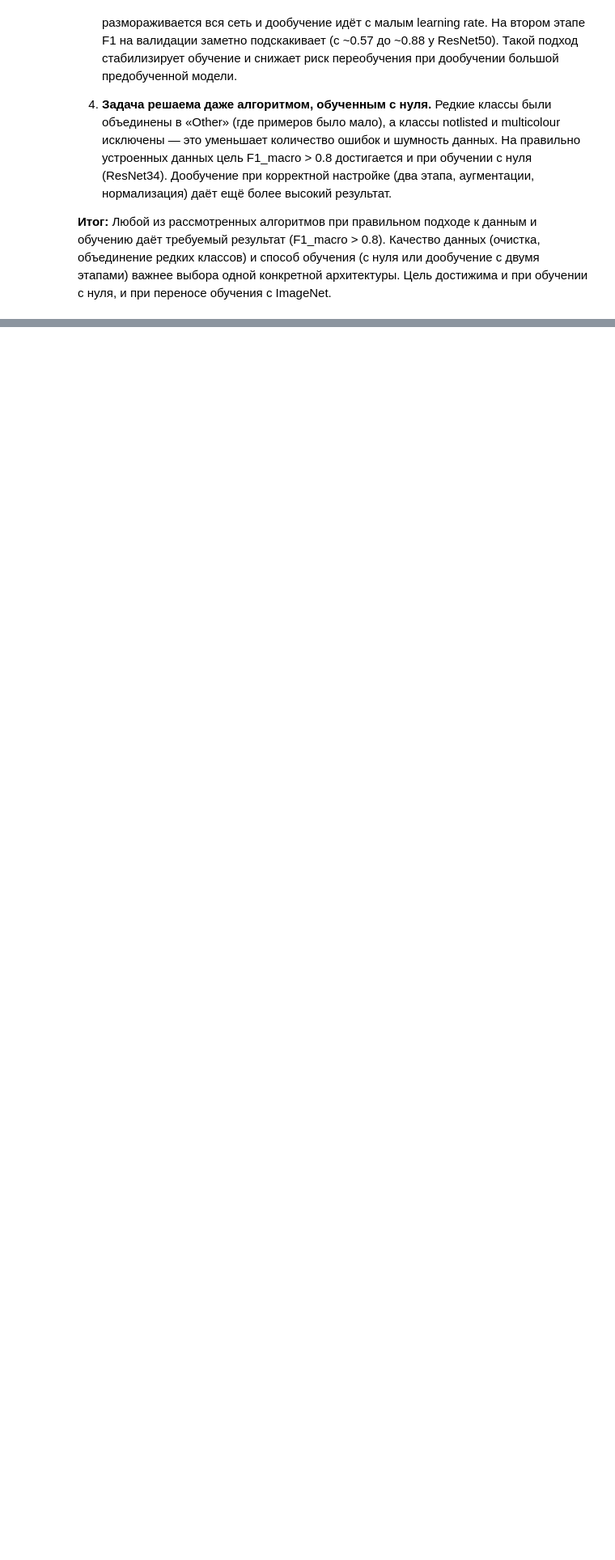
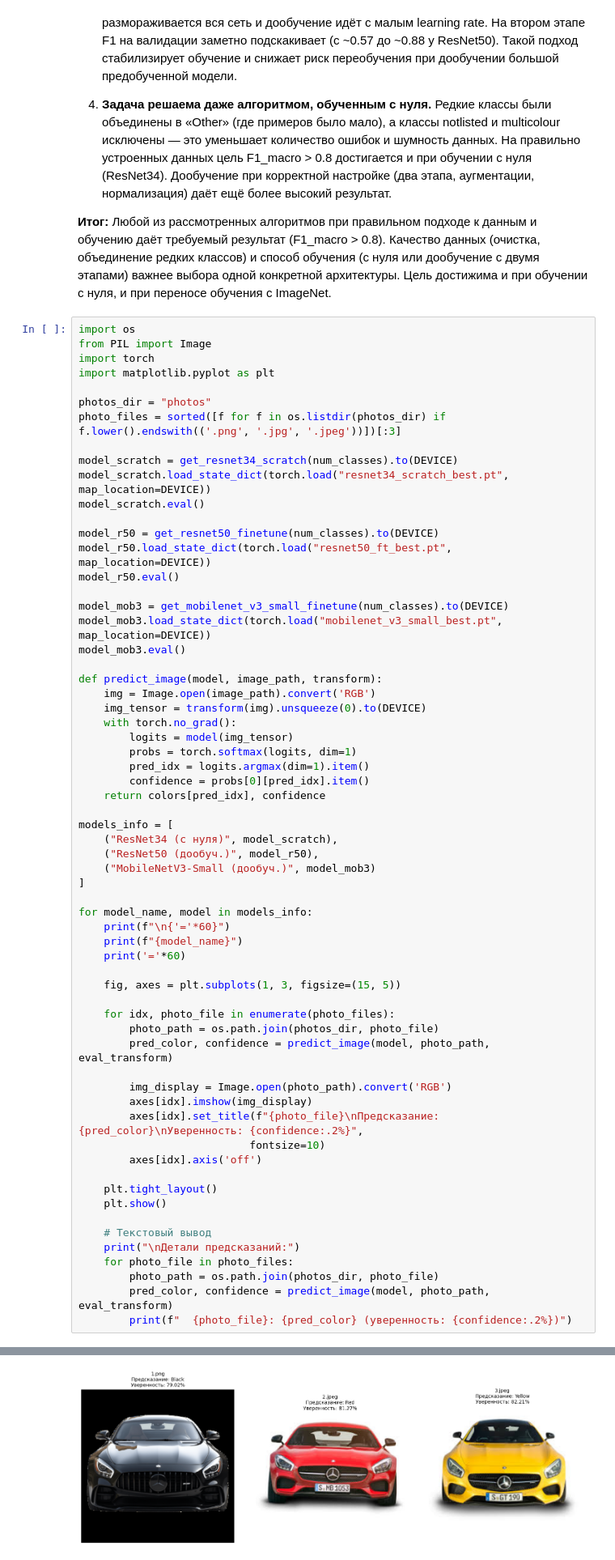
Before and after one commit to Rustamchuk/car-color-detection-ct-itmo-cv, a Jupyter notebook: lab1_car_color.ipynb, the cells around one changed output, grey strips where cells are left out. Shown at 81% size. Saved outputs shown, nothing was run; the diff lists cells and outputs as text; blank space fills up the shorter version.

```diff
--- a/lab1_car_color.ipynb
+++ b/lab1_car_color.ipynb
@@ -663,3 +663,67 @@ plt.show()
 4. **Задача решаема даже алгоритмом, обученным с нуля.** Редкие классы были объединены в «Other» (где примеров было мало), а классы notlisted и multicolour исключены — это уменьшает количество ошибок и шумность данных. На правильно устроенных данных цель F1_macro > 0.8 достигается и при обучении с нуля (ResNet34). Дообучение при корректной настройке (два этапа, аугментации, нормализация) даёт ещё более высокий результат.
 
 **Итог:** Любой из рассмотренных алгоритмов при правильном подходе к данным и обучению даёт требуемый результат (F1_macro > 0.8). Качество данных (очистка, объединение редких классов) и способ обучения (с нуля или дообучение с двумя этапами) важнее выбора одной конкретной архитектуры. Цель достижима и при обучении с нуля, и при переносе обучения с ImageNet.
+# %%
+import os
+from PIL import Image
+import torch
+import matplotlib.pyplot as plt
+
+photos_dir = "photos"
+photo_files = sorted([f for f in os.listdir(photos_dir) if f.lower().endswith(('.png', '.jpg', '.jpeg'))])[:3]
+
+model_scratch = get_resnet34_scratch(num_classes).to(DEVICE)
+model_scratch.load_state_dict(torch.load("resnet34_scratch_best.pt", map_location=DEVICE))
+model_scratch.eval()
+
+model_r50 = get_resnet50_finetune(num_classes).to(DEVICE)
+model_r50.load_state_dict(torch.load("resnet50_ft_best.pt", map_location=DEVICE))
+model_r50.eval()
+
+model_mob3 = get_mobilenet_v3_small_finetune(num_classes).to(DEVICE)
+model_mob3.load_state_dict(torch.load("mobilenet_v3_small_best.pt", map_location=DEVICE))
+model_mob3.eval()
+
+def predict_image(model, image_path, transform):
+    img = Image.open(image_path).convert('RGB')
+    img_tensor = transform(img).unsqueeze(0).to(DEVICE)
+    with torch.no_grad():
+        logits = model(img_tensor)
+        probs = torch.softmax(logits, dim=1)
+        pred_idx = logits.argmax(dim=1).item()
+        confidence = probs[0][pred_idx].item()
+    return colors[pred_idx], confidence
+
+models_info = [
+    ("ResNet34 (с нуля)", model_scratch),
+    ("ResNet50 (дообуч.)", model_r50),
+    ("MobileNetV3-Small (дообуч.)", model_mob3)
+]
+
+for model_name, model in models_info:
+    print(f"\n{'='*60}")
+    print(f"{model_name}")
+    print('='*60)
+
+    fig, axes = plt.subplots(1, 3, figsize=(15, 5))
+
+    for idx, photo_file in enumerate(photo_files):
+        photo_path = os.path.join(photos_dir, photo_file)
+        pred_color, confidence = predict_image(model, photo_path, eval_transform)
+
+        img_display = Image.open(photo_path).convert('RGB')
+        axes[idx].imshow(img_display)
+        axes[idx].set_title(f"{photo_file}\nПредсказание: {pred_color}\nУверенность: {confidence:.2%}",
+                           fontsize=10)
+        axes[idx].axis('off')
+
+    plt.tight_layout()
+    plt.show()
+
+    # Текстовый вывод
+    print("\nДетали предсказаний:")
+    for photo_file in photo_files:
+        photo_path = os.path.join(photos_dir, photo_file)
+        pred_color, confidence = predict_image(model, photo_path, eval_transform)
+        print(f"  {photo_file}: {pred_color} (уверенность: {confidence:.2%})")
+# %% [output]
@@ -665,0 +733 @@ plt.show()
+[figure, added]
```
Also changed, not shown: parts of 4 cells of this notebook, 1 other file.
